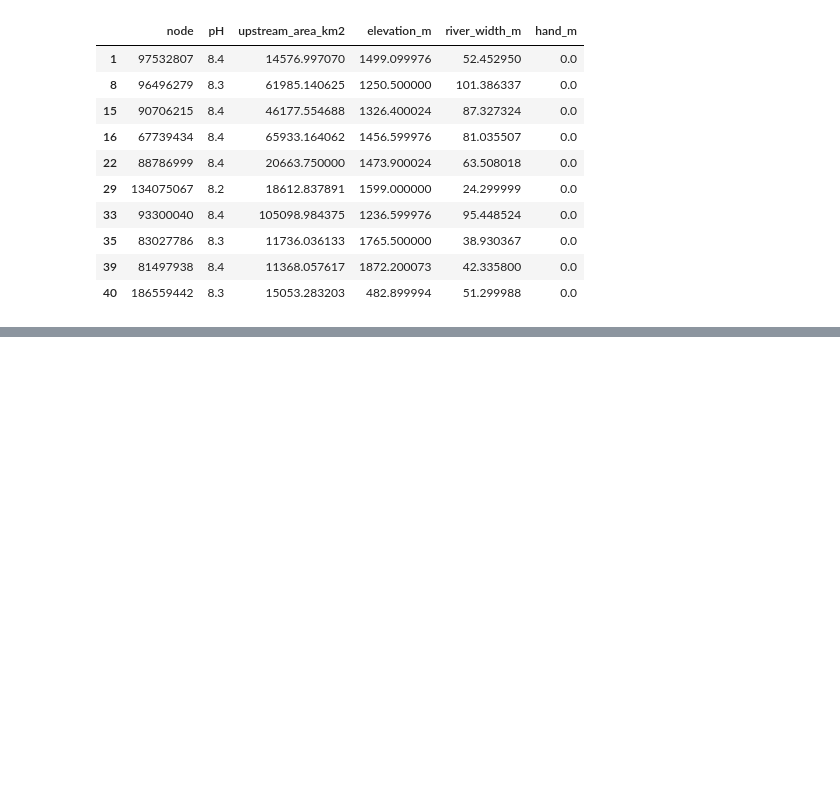
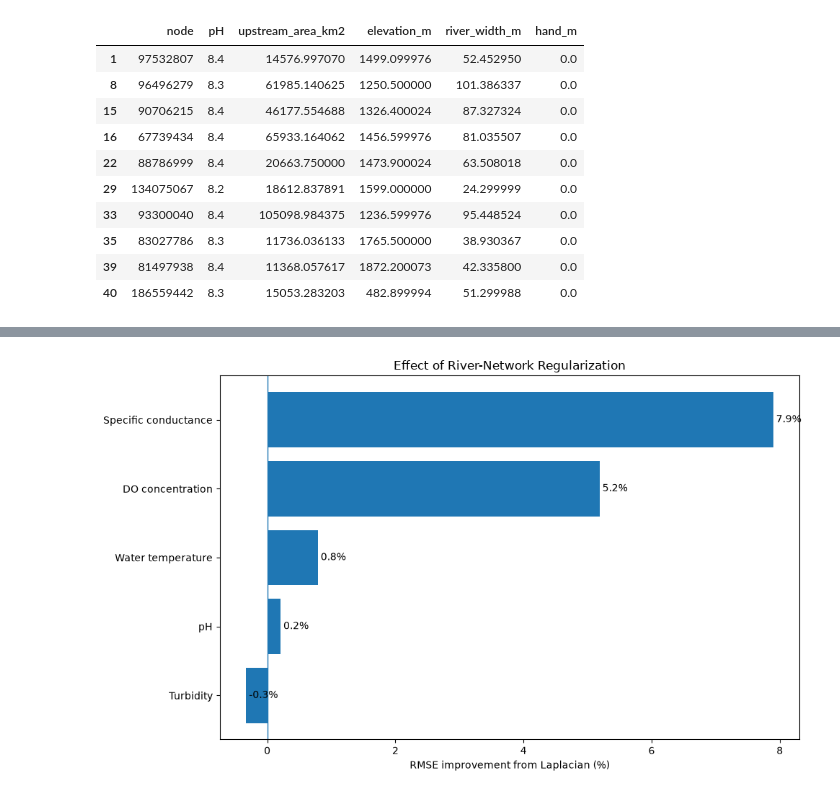
Before and after one commit to andrewc156/rivernets, a Jupyter notebook: graph_linear_regression_laplacian.ipynb, the cells around one changed output, grey strips where cells are left out. Saved outputs shown, nothing was run; the diff lists cells and outputs as text; code cells hidden in the pictures; blank space fills up the shorter version.

```diff
--- a/graph_linear_regression_laplacian.ipynb
+++ b/graph_linear_regression_laplacian.ipynb
@@ -5665,0 +11845,70 @@ CHEMISTRY_PLUS_RIVER = (
+# %%
+# ============================================================
+# FIGURE 2:
+# RMSE IMPROVEMENT FROM GRAPH LAPLACIAN
+#
+# Positive = graph helped
+# Negative = graph hurt
+# ============================================================
+
+improvement_df = (
+    final_results
+    .sort_values(
+        "Graph RMSE Improvement (%)"
+    )
+)
+
+
+fig, ax = plt.subplots(
+    figsize=(10, 6)
+)
+
+
+ax.barh(
+    improvement_df["Target"],
+    improvement_df[
+        "Graph RMSE Improvement (%)"
+    ]
+)
+
+
+ax.axvline(
+    0,
+    linewidth=1
+)
+
+
+ax.set_xlabel(
+    "RMSE improvement from Laplacian (%)"
+)
+
+ax.set_title(
+    "Effect of River-Network Regularization"
+)
+
+
+for i, value in enumerate(
+    improvement_df[
+        "Graph RMSE Improvement (%)"
+    ]
+):
+
+    ax.text(
+        value,
+        i,
+        f" {value:.1f}%",
+        va="center"
+    )
+
+
+plt.tight_layout()
+
+plt.savefig(
+    "laplacian_rmse_improvement.png",
+    dpi=300,
+    bbox_inches="tight"
+)
+
+plt.show()
+# %% [output]
+[figure, added]
```
Also changed, not shown: parts of 51 cells of this notebook, 5 other files.
